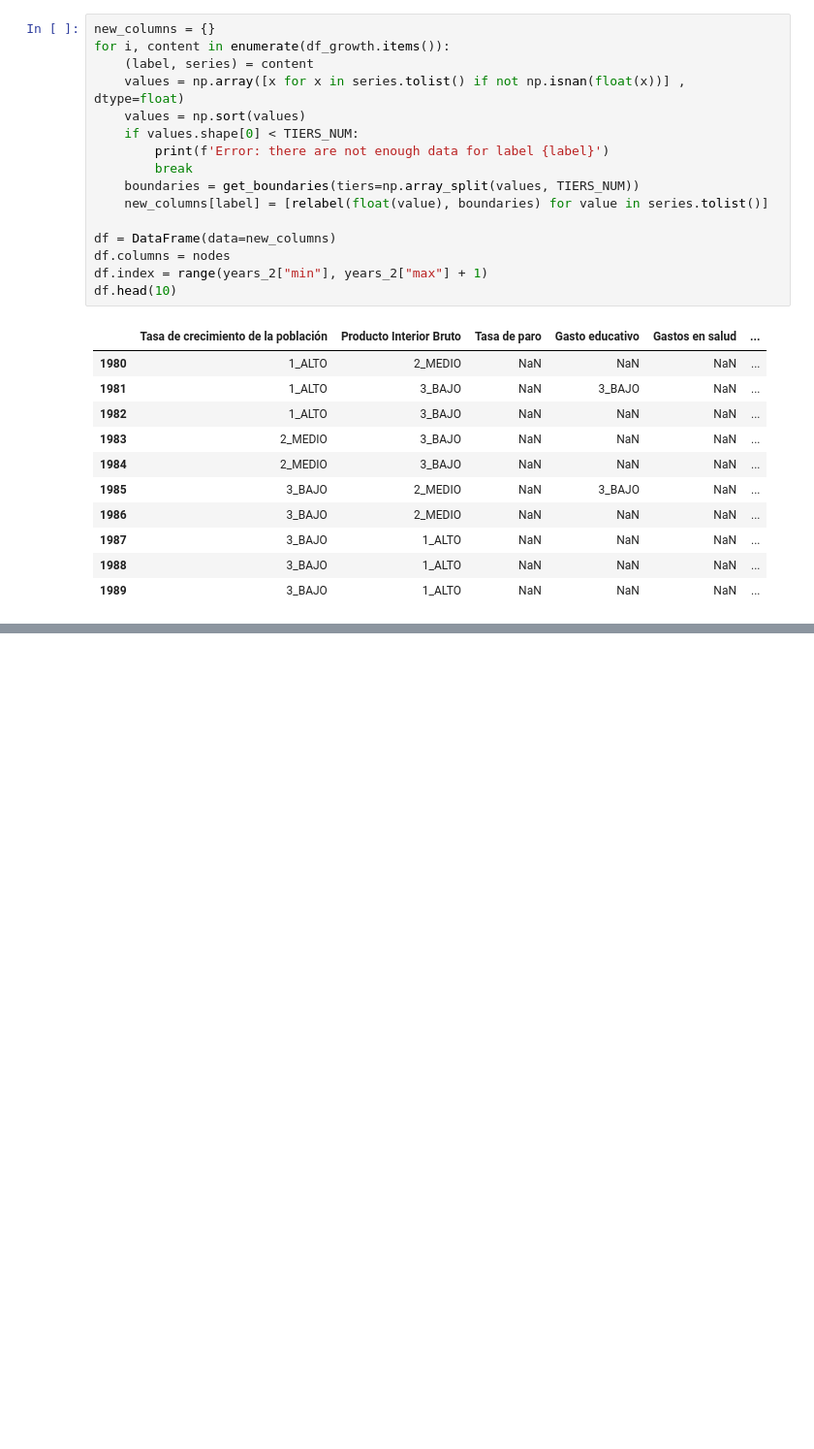
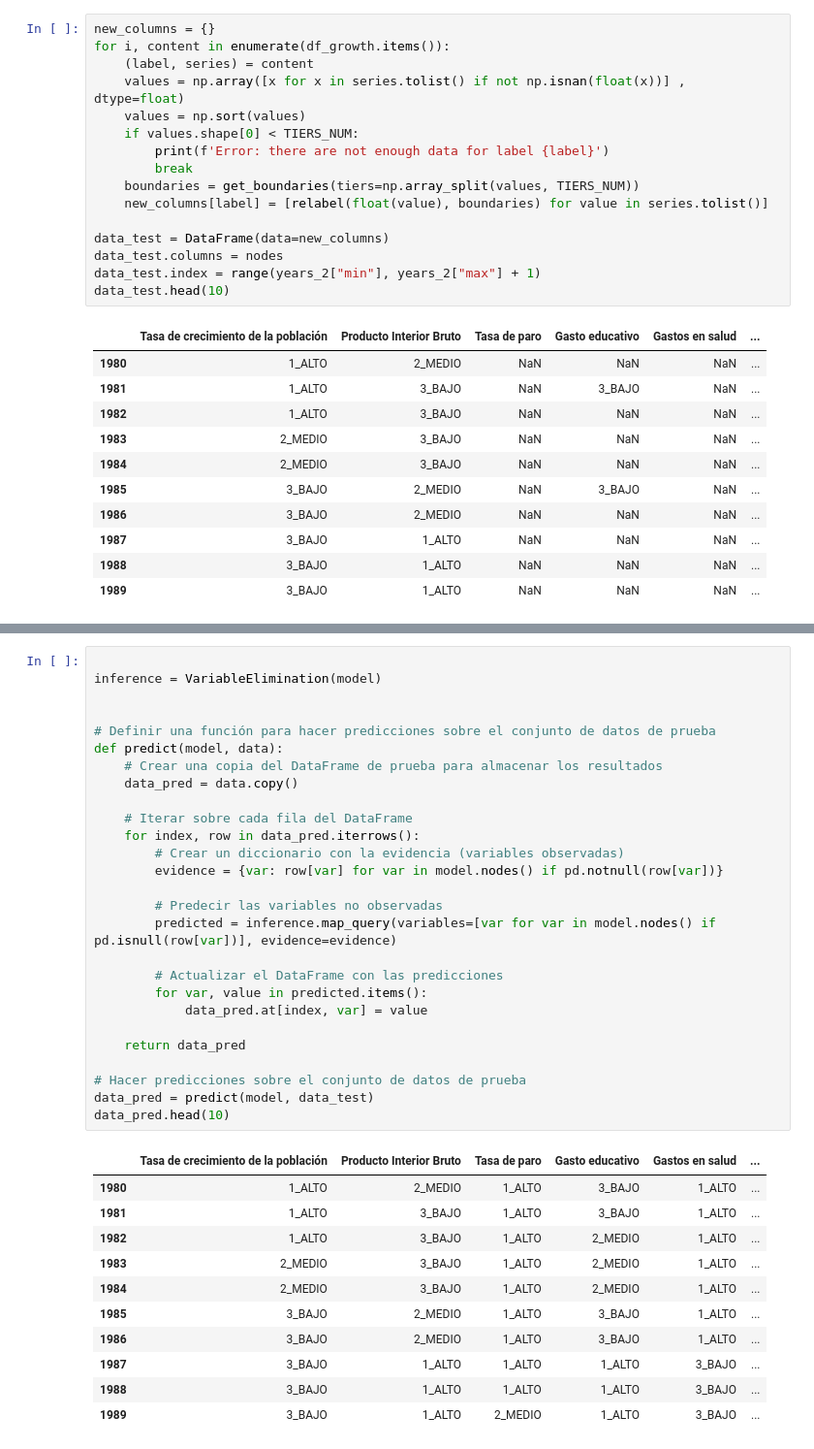
Before and after one commit to luchersol/Redes-Bayesianas, a Jupyter notebook: Redes_Bayesianas.ipynb, the cells around one changed output, grey strips where cells are left out. Shown: that part at 97% size. Drawn from its saved outputs; the diff is of its cells as text; blank space fills up the shorter version.

Commit message:
Realización de predicciones

```diff
--- a/Redes_Bayesianas.ipynb
+++ b/Redes_Bayesianas.ipynb
@@ -368,10 +380,10 @@ for i, content in enumerate(df_growth.items()):
     boundaries = get_boundaries(tiers=np.array_split(values, TIERS_NUM))
     new_columns[label] = [relabel(float(value), boundaries) for value in series.tolist()]
 
-df = DataFrame(data=new_columns)
-df.columns = nodes
-df.index = range(years_2["min"], years_2["max"] + 1)
-df.head(10)
+data_test = DataFrame(data=new_columns)
+data_test.columns = nodes
+data_test.index = range(years_2["min"], years_2["max"] + 1)
+data_test.head(10)
 # %% [output]
 |  | Tasa de crecimiento de la población | Producto Interior Bruto | Tasa de paro | Gasto educativo | Gastos en salud | ... |
 | 1980 | 1_ALTO | 2_MEDIO | NaN | NaN | NaN | ... |
@@ -402,0 +399,39 @@ df_result.head(10)
+# %%
+
+inference = VariableElimination(model)
+
+
+# Definir una función para hacer predicciones sobre el conjunto de datos de prueba
+def predict(model, data):
+    # Crear una copia del DataFrame de prueba para almacenar los resultados
+    data_pred = data.copy()
+
+    # Iterar sobre cada fila del DataFrame
+    for index, row in data_pred.iterrows():
+        # Crear un diccionario con la evidencia (variables observadas)
+        evidence = {var: row[var] for var in model.nodes() if pd.notnull(row[var])}
+
+        # Predecir las variables no observadas
+        predicted = inference.map_query(variables=[var for var in model.nodes() if pd.isnull(row[var])], evidence=evidence)
+
+        # Actualizar el DataFrame con las predicciones
+        for var, value in predicted.items():
+            data_pred.at[index, var] = value
+
+    return data_pred
+
+# Hacer predicciones sobre el conjunto de datos de prueba
+data_pred = predict(model, data_test)
+data_pred.head(10)
+# %% [output]
+|  | Tasa de crecimiento de la población | Producto Interior Bruto | Tasa de paro | Gasto educativo | Gastos en salud | ... |
+| 1980 | 1_ALTO | 2_MEDIO | 1_ALTO | 3_BAJO | 1_ALTO | ... |
+| 1981 | 1_ALTO | 3_BAJO | 1_ALTO | 3_BAJO | 1_ALTO | ... |
+| 1982 | 1_ALTO | 3_BAJO | 1_ALTO | 2_MEDIO | 1_ALTO | ... |
+| 1983 | 2_MEDIO | 3_BAJO | 1_ALTO | 2_MEDIO | 1_ALTO | ... |
+| 1984 | 2_MEDIO | 3_BAJO | 1_ALTO | 2_MEDIO | 1_ALTO | ... |
+| 1985 | 3_BAJO | 2_MEDIO | 1_ALTO | 3_BAJO | 1_ALTO | ... |
+| 1986 | 3_BAJO | 2_MEDIO | 1_ALTO | 3_BAJO | 1_ALTO | ... |
+| 1987 | 3_BAJO | 1_ALTO | 1_ALTO | 1_ALTO | 3_BAJO | ... |
+| 1988 | 3_BAJO | 1_ALTO | 1_ALTO | 1_ALTO | 3_BAJO | ... |
+| 1989 | 3_BAJO | 1_ALTO | 2_MEDIO | 1_ALTO | 3_BAJO | ... |
```
Also changed, not shown: parts of 4 cells of this notebook.
